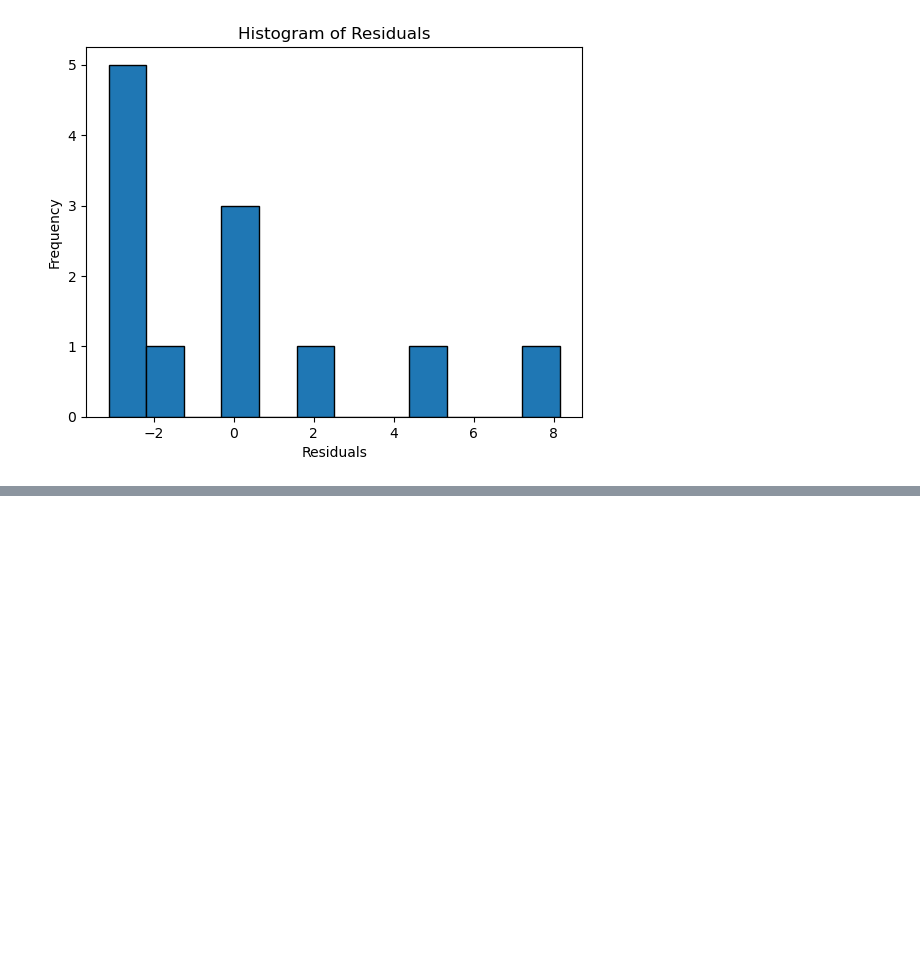
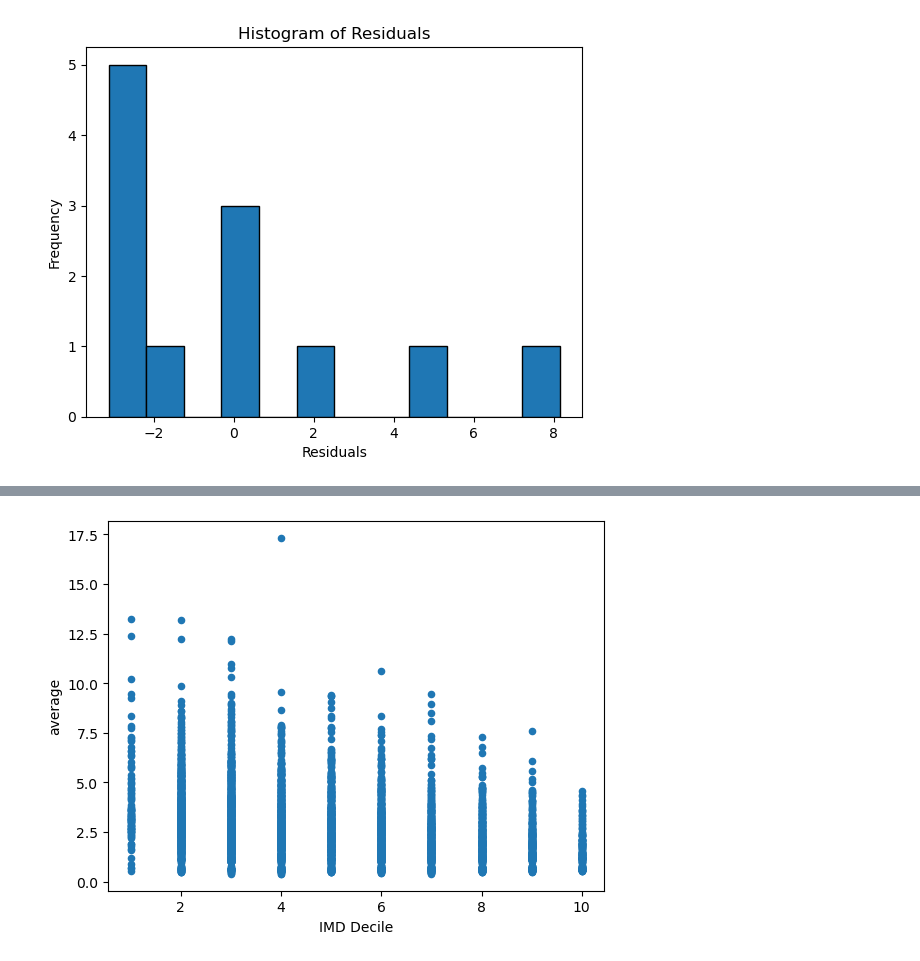
Before and after one commit to jwkee0420/Quantitative-Methods, a Jupyter notebook: Jin_safety_descriptive_statistics.ipynb, the cells around one changed output, grey strips where cells are left out. Saved outputs shown, nothing was run; the diff lists cells and outputs as text; code cells hidden in the pictures; blank space fills up the shorter version.

Commit message:
casualtyrate

```diff
--- a/Jin_safety_descriptive_statistics.ipynb
+++ b/Jin_safety_descriptive_statistics.ipynb
@@ -412,0 +520,19 @@ plt.show()
+# %%
+# ensure all column has values and renaming to prevent errors when merging later
+count.dropna(subset=['IMD Decile'], inplace=True)
+count2.dropna(subset=['IMD Decile'], inplace=True)
+count3.dropna(subset=['IMD Decile'], inplace=True)
+count2 = count2.rename(columns={'casualty_rate': 'rate2022'})
+count3 = count3.rename(columns={'casualty_rate': 'rate2021'})
+# %%
+# merge all years casualty rate
+count_all = pd.merge(count, count2, on='lsoa', how='left')
+count_all = pd.merge(count_all, count3, on='lsoa', how='left')
+count_all.dropna(subset=['IMD Decile'], inplace=True)
+# %%
+# tidy columns, find average casualty rate 2021-2023
+count_all = count_all[['lsoa','IMD Decile','casualty_rate','rate2021','rate2022']]
+count_all['average'] = (count_all['casualty_rate'] + count_all['rate2021'] + count_all['rate2022'] ) / 3
+# %%
+count_all.dropna(subset=['average'], inplace=True)
+count_all
@@ -412,0 +553,5 @@ plt.show()
+# %%
+count_all.plot(kind = 'scatter', x = 'IMD Decile', y = 'average')
+plt.show()
+# %% [output]
+[figure, added]
```
Also changed, not shown: parts of 11 cells of this notebook, 2 other files.
